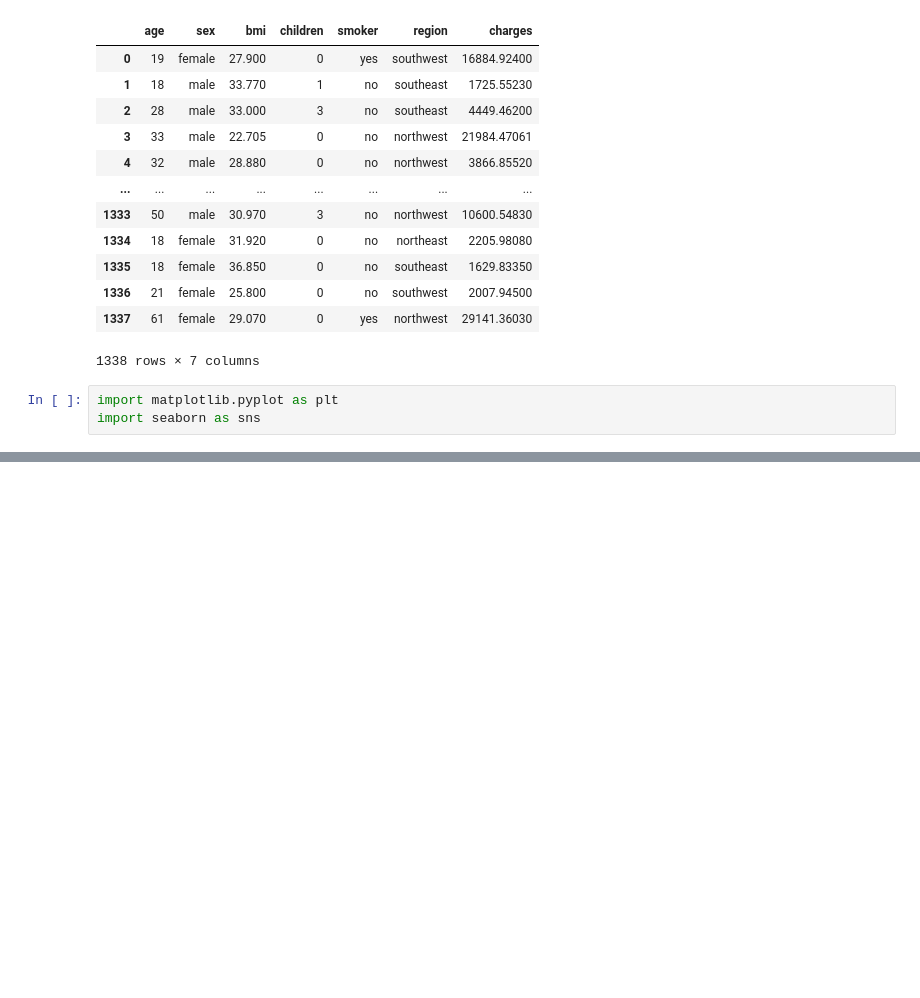
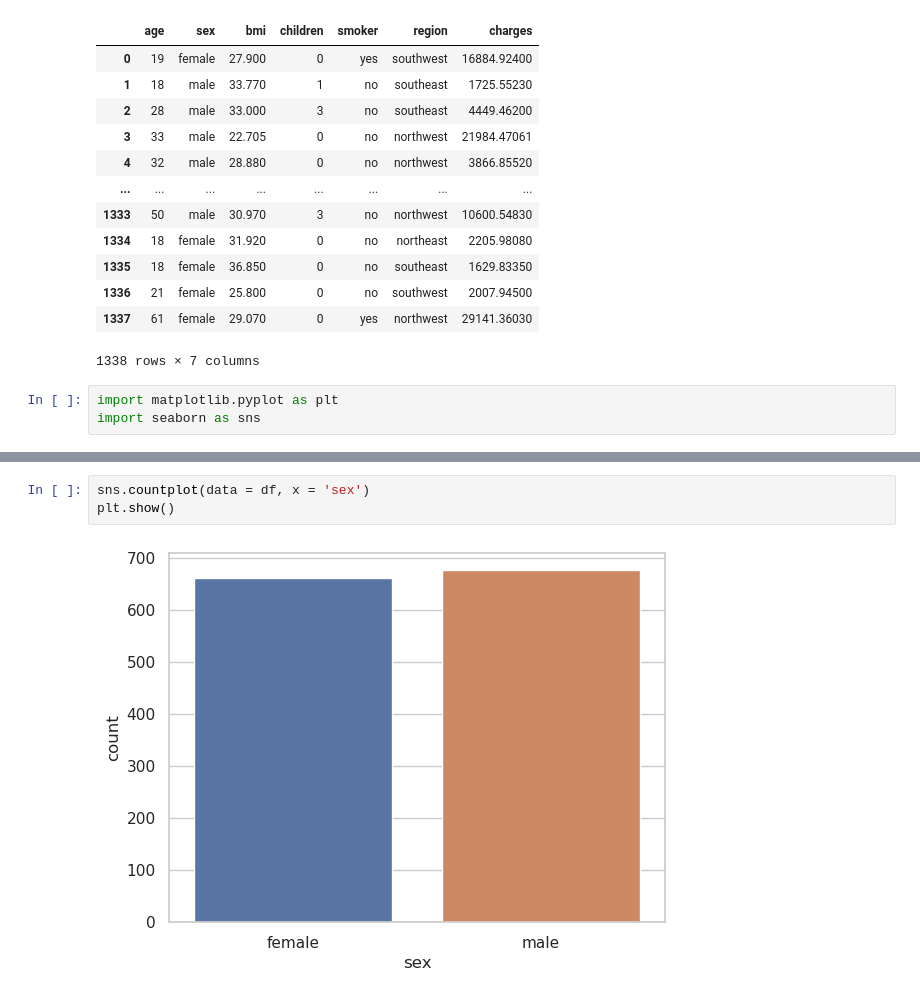
Before and after one commit to ShubhamMisar-12/MedicalCostPrediction, a Jupyter notebook: medical-cost-prediction-1.ipynb, the cells around one changed output, grey strips where cells are left out. Saved outputs shown, nothing was run; the diff lists cells and outputs as text; blank space fills up the shorter version.

```diff
--- a/medical-cost-prediction-1.ipynb
+++ b/medical-cost-prediction-1.ipynb
@@ -41,0 +90,5 @@ import seaborn as sns
+# %%
+sns.countplot(data = df, x = 'sex')
+plt.show()
+# %% [output]
+[figure, added]
```
Also changed, not shown: parts of 6 cells of this notebook.
